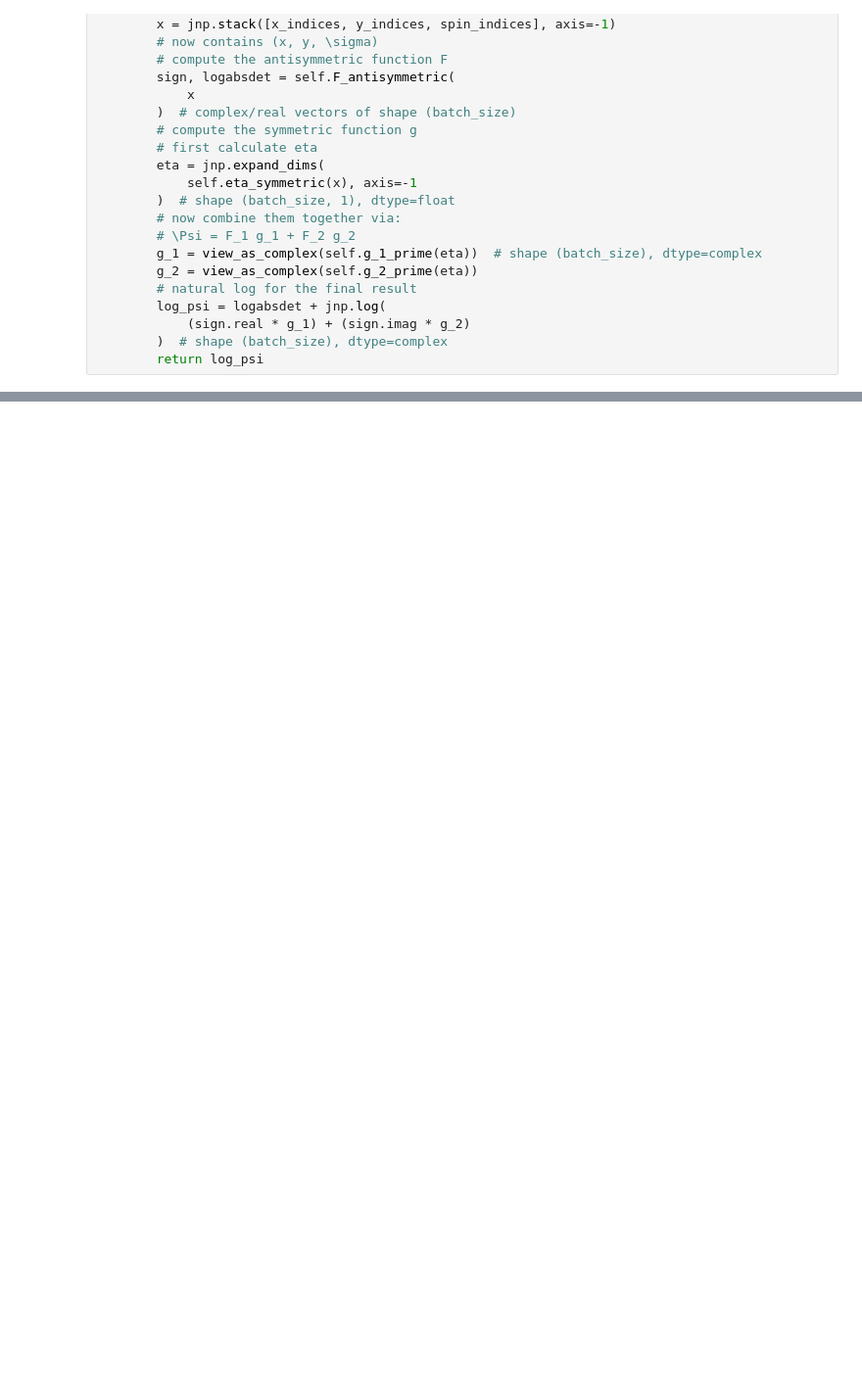
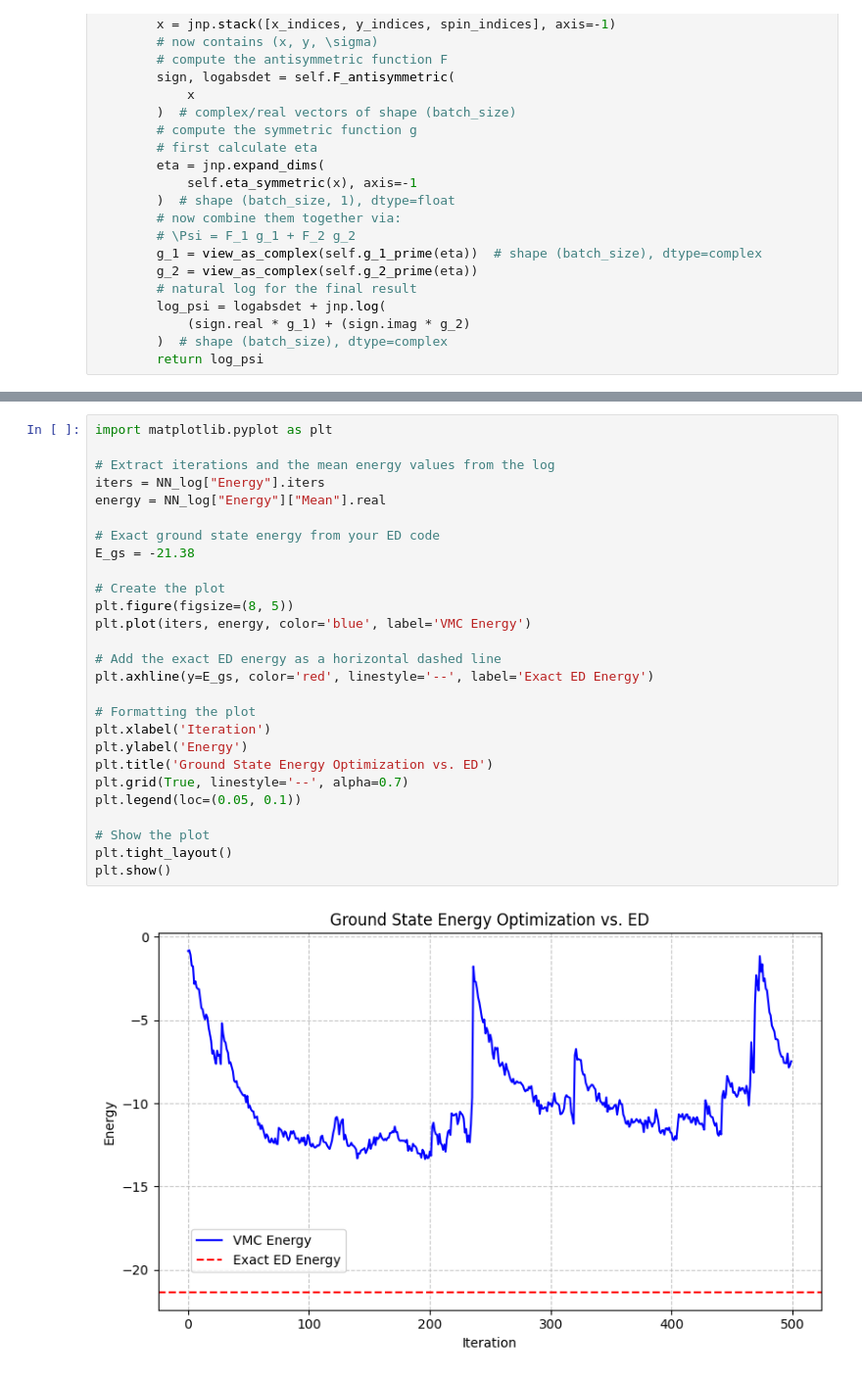
Before and after one commit to brandoncovert/NN_Discrete, a Jupyter notebook: VMC.ipynb, the cells around one changed output, grey strips where cells are left out. Shown at 98% size. Saved outputs shown, nothing was run; the diff lists cells and outputs as text; blank space fills up the shorter version.

```diff
--- a/VMC.ipynb
+++ b/VMC.ipynb
@@ -254,2 +267,31 @@ IT'S LIKELY YOU WANT TO SPECIFY `mode='real'`.
 (RuntimeLog():
   keys = ['acceptance', 'Energy'],)
+# %%
+import matplotlib.pyplot as plt
+
+# Extract iterations and the mean energy values from the log
+iters = NN_log["Energy"].iters
+energy = NN_log["Energy"]["Mean"].real
+
+# Exact ground state energy from your ED code
+E_gs = -21.38
+
+# Create the plot
+plt.figure(figsize=(8, 5))
+plt.plot(iters, energy, color='blue', label='VMC Energy')
+
+# Add the exact ED energy as a horizontal dashed line
+plt.axhline(y=E_gs, color='red', linestyle='--', label='Exact ED Energy')
+
+# Formatting the plot
+plt.xlabel('Iteration')
+plt.ylabel('Energy')
+plt.title('Ground State Energy Optimization vs. ED')
+plt.grid(True, linestyle='--', alpha=0.7)
+plt.legend(loc=(0.05, 0.1))
+
+# Show the plot
+plt.tight_layout()
+plt.show()
+# %% [output]
+[figure, added]
```
Also changed, not shown: parts of 9 cells of this notebook, 4 other files.
